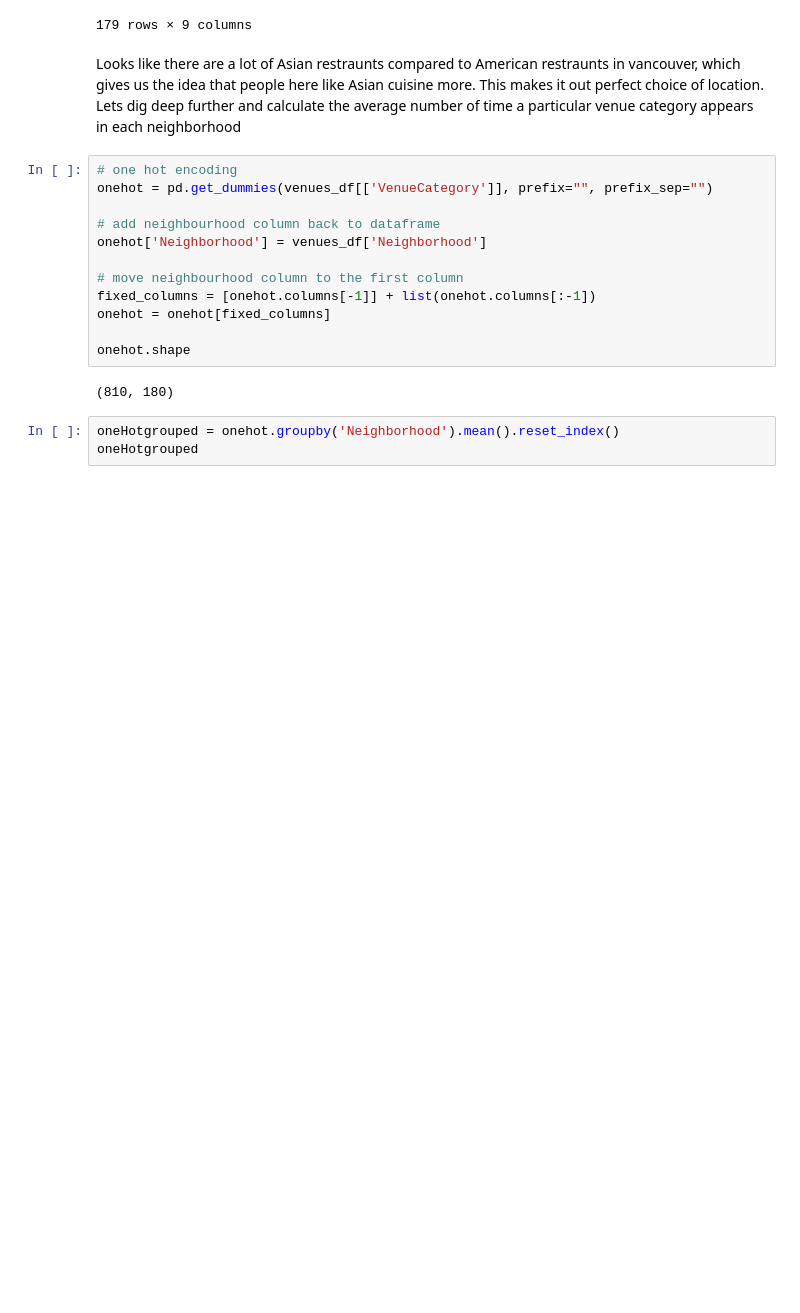
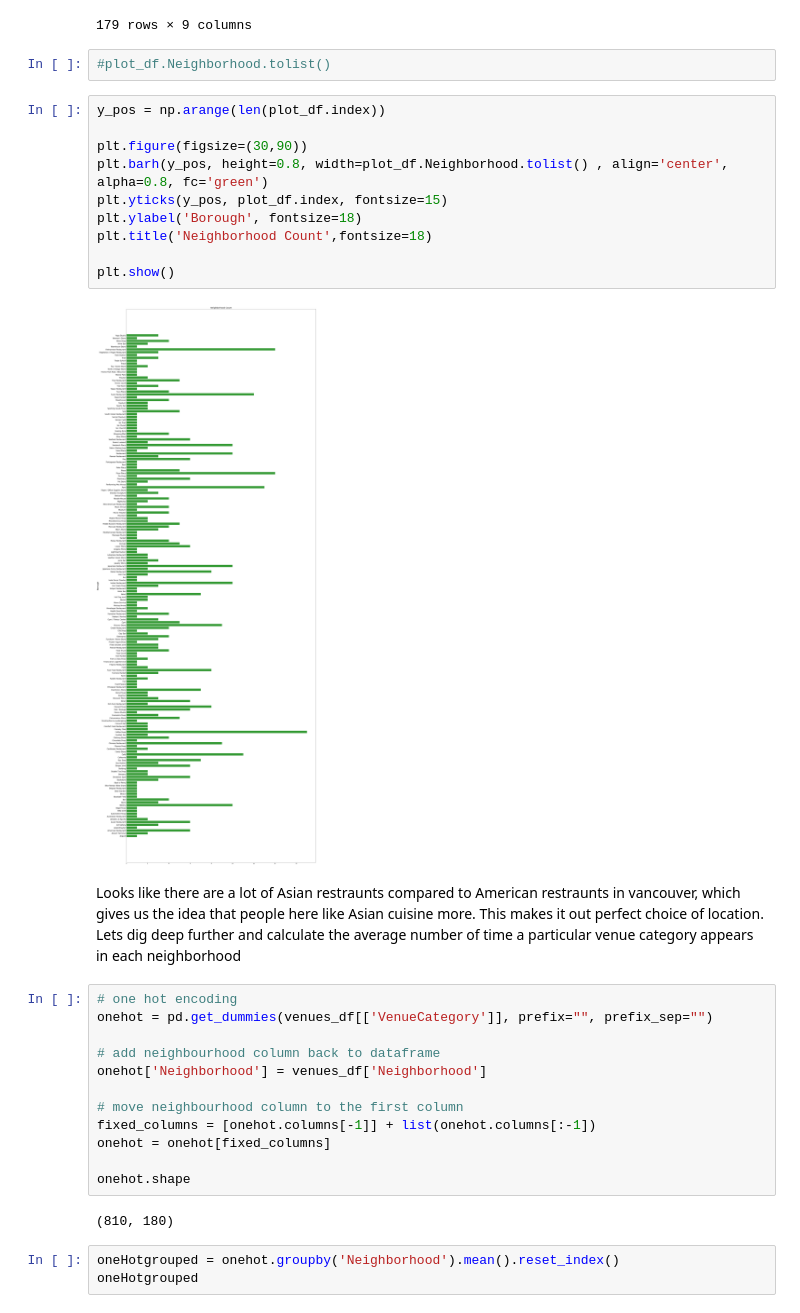
Before and after one commit to KumaarJai/IBM_Capstone, a Jupyter notebook: IBM_FinalCapstone.ipynb, the cells around one changed output. Cells and saved outputs as stored; diff of their text form; blank space fills up the shorter version.

```diff
--- a/IBM_FinalCapstone.ipynb
+++ b/IBM_FinalCapstone.ipynb
@@ -288,6 +304,20 @@ plot_df
 | Women's Store | 1 | 1 | 1 | 1 | 1 | 1 | 1 | ... |
 | Yoga Studio | 3 | 1 | 3 | 3 | 3 | 3 | 3 | ... |
 179 rows × 9 columns
+# %%
+#plot_df.Neighborhood.tolist()
+# %%
+y_pos = np.arange(len(plot_df.index))
+
+plt.figure(figsize=(30,90))
+plt.barh(y_pos, height=0.8, width=plot_df.Neighborhood.tolist() , align='center', alpha=0.8, fc='green')
+plt.yticks(y_pos, plot_df.index, fontsize=15)
+plt.ylabel('Borough', fontsize=18)
+plt.title('Neighborhood Count',fontsize=18)
+
+plt.show()
+# %% [output]
+[figure, added]
 # %% [markdown]
 Looks like there are a lot of Asian restraunts compared to American restraunts in vancouver, which gives us the idea that people here like Asian cuisine more. This makes it out perfect choice of location. Lets dig deep further and calculate the average number of time a particular venue category appears in each neighborhood
 # %%
```
Also changed, not shown: parts of 20 cells of this notebook.
